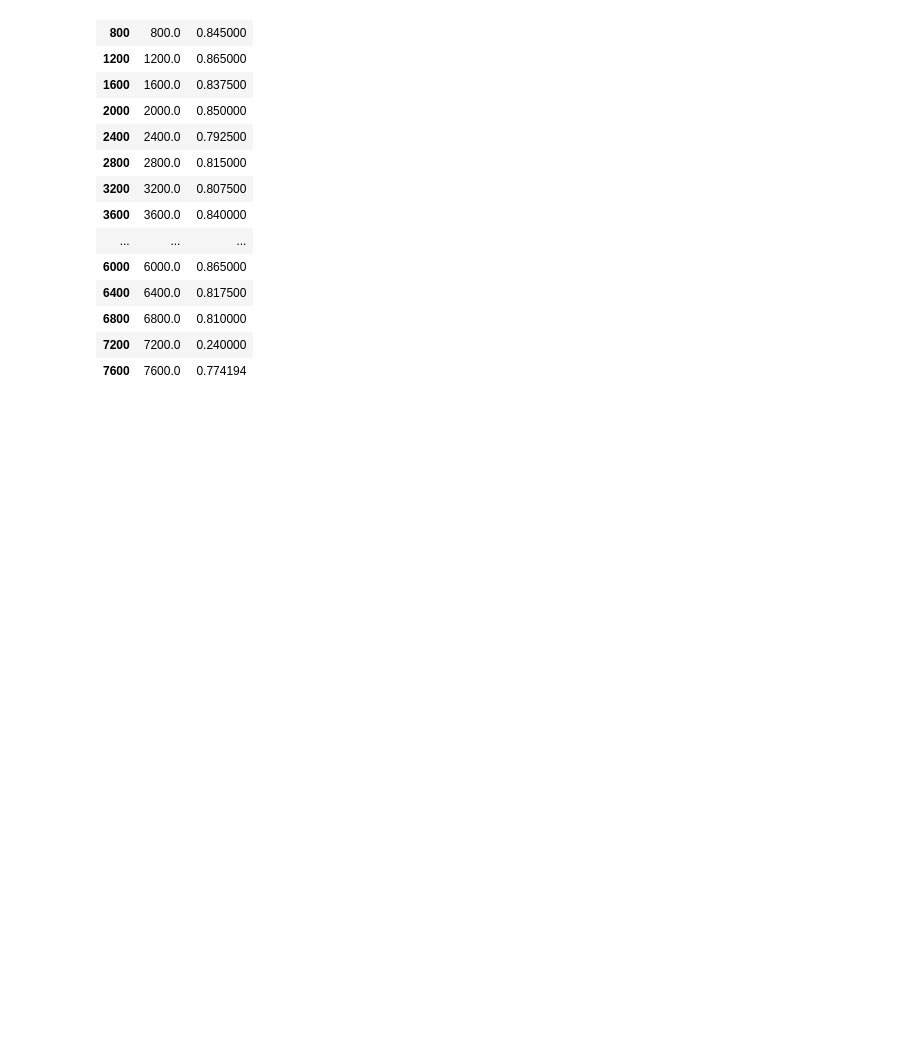
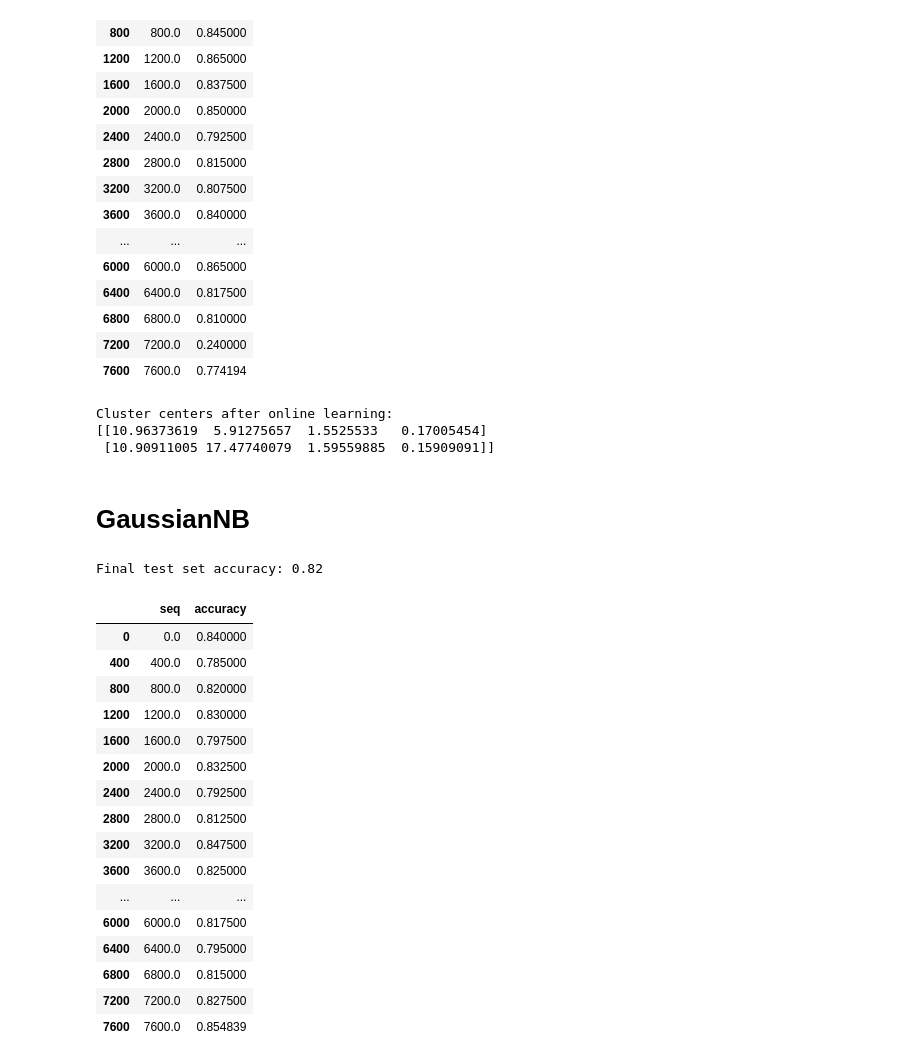
Before and after one commit to ajaysinghrathore1/learn, a Jupyter notebook: online learning using SGDClassifier.ipynb, the cells around one changed output. Saved outputs shown, nothing was run; the diff lists cells and outputs as text; code cells hidden in the pictures; blank space fills up the shorter version.

```diff
--- a/online learning using SGDClassifier.ipynb
+++ b/online learning using SGDClassifier.ipynb
@@ -185,3 +187,58 @@ accuracy_df
 | 6800 | 6800.0 | 0.810000 |
 | 7200 | 7200.0 | 0.240000 |
 | 7600 | 7600.0 | 0.774194 |
+# %%
+# Initialize MiniBatchKMeans
+mbk_online = MiniBatchKMeans(n_clusters=2, batch_size=100, random_state=42)
+
+# Simulate streaming data or use in batches
+for i in range(0, len(X), 100):  # Assume a batch size of 100
+    X_batch = X[i:i + 100]
+    mbk_online.partial_fit(X_batch)  # Incremental fitting
+
+# Final cluster centers
+print("Cluster centers after online learning:")
+print(mbk_online.cluster_centers_)
+# %% [output]
+Cluster centers after online learning:
+[[10.96373619  5.91275657  1.5525533   0.17005454]
+ [10.90911005 17.47740079  1.59559885  0.15909091]]
+# %% [markdown]
+# GaussianNB
+# %%
+gnb = GaussianNB()
+# %%
+accuracy_df = pd.DataFrame(columns=["seq","accuracy"])
+for i in range(0, len(X_train), batch_size):
+    X_batch = X_train[i:i + batch_size]
+    y_batch = y_train[i:i + batch_size]
+
+    gnb.partial_fit(X_batch, y_batch, classes=np.unique(y))
+    accuracy = gnb.score(X_batch, y_batch)
+    accuracy_df.loc[i] =[i,accuracy]
+
+# Evaluate the model on the test set
+accuracy = gnb.score(X_test, y_test)
+print(f"Final test set accuracy: {accuracy:.2f}")
+# %% [output]
+Final test set accuracy: 0.82
+# %%
+accuracy_df
+# %% [output]
+|  | seq | accuracy |
+| 0 | 0.0 | 0.840000 |
+| 400 | 400.0 | 0.785000 |
+| 800 | 800.0 | 0.820000 |
+| 1200 | 1200.0 | 0.830000 |
+| 1600 | 1600.0 | 0.797500 |
+| 2000 | 2000.0 | 0.832500 |
+| 2400 | 2400.0 | 0.792500 |
+| 2800 | 2800.0 | 0.812500 |
+| 3200 | 3200.0 | 0.847500 |
+| 3600 | 3600.0 | 0.825000 |
+| ... | ... | ... |
+| 6000 | 6000.0 | 0.817500 |
+| 6400 | 6400.0 | 0.795000 |
+| 6800 | 6800.0 | 0.815000 |
+| 7200 | 7200.0 | 0.827500 |
+| 7600 | 7600.0 | 0.854839 |
```
Also changed, not shown: parts of 5 cells of this notebook.
